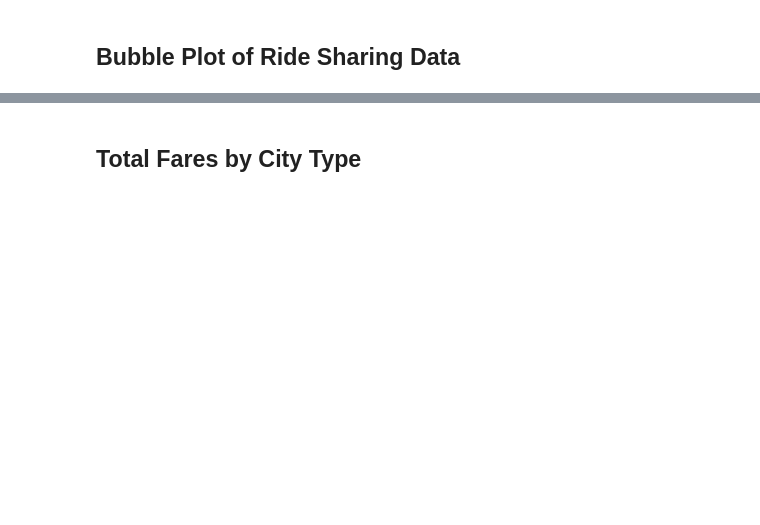
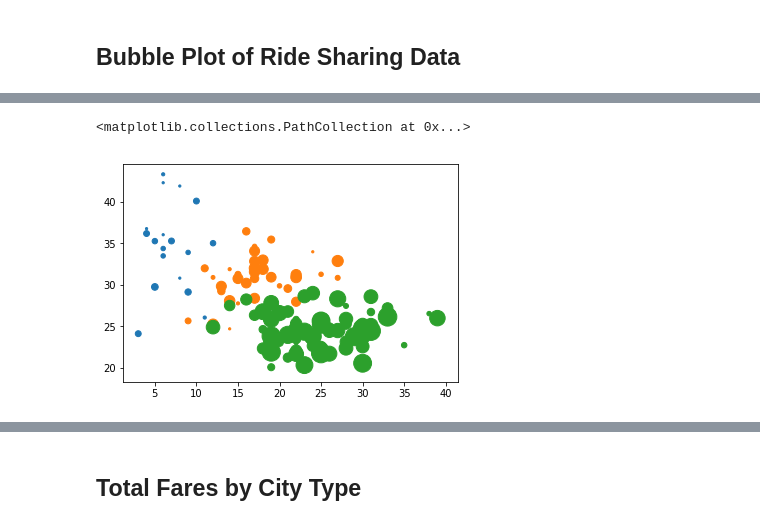
Before and after one commit to erikaplarsen/Assignment-5, a Jupyter notebook: pyber_starter.ipynb, the cells around one changed output, grey strips where cells are left out. Cells and saved outputs as stored; diff of their text form; code cells hidden in the pictures; blank space fills up the shorter version.

```diff
--- a/pyber_starter.ipynb
+++ b/pyber_starter.ipynb
@@ -60,3 +38,82 @@ TypeError: unhashable type: 'numpy.ndarray'
+# %%
+# Obtain the x and y coordinates for each of the three city types
+
+#city_data = combined_data.groupby('city')
+#print(city_data.head())
+
+#Rural
+rural_data = combined_data[combined_data['type']=='Rural']
+rural_data
+
+rural_grouped = rural_data.groupby('city')
+
+rural_mean = rural_grouped['fare'].mean()
+rural_mean
+
+rural_rides = rural_grouped['ride_id'].count()
+rural_rides
+
+rural_drivers = rural_grouped['driver_count'].mean()
+rural_drivers
+
+#Suburban
+suburban_data = combined_data[combined_data['type']=='Suburban']
+suburban_data.head()
+
+suburban_grouped = suburban_data.groupby('city')
+
+suburban_mean = suburban_grouped['fare'].mean()
+suburban_mean
+
+suburban_rides = suburban_grouped['ride_id'].count()
+suburban_rides
+
+suburban_drivers = suburban_grouped['driver_count'].mean()
+suburban_drivers
+
+#Urban
+urban_data = combined_data[combined_data['type']=='Urban']
+urban_data.head()
+
+urban_grouped = urban_data.groupby('city')
+
+urban_mean = urban_grouped['fare'].mean()
+urban_mean
+
+urban_rides = urban_grouped['ride_id'].count()
+urban_rides
+
+urban_drivers = urban_grouped['driver_count'].mean()
+urban_drivers
+
+
+
+
+x_axis_rural= rural_rides
+x_axis_suburban = suburban_rides
+x_axis_urban = urban_rides
+
+y_axis_rural = rural_mean
+y_axis_suburban = suburban_mean
+y_axis_urban = urban_mean
+
+# Build the scatter plots for each city types
+
+plt.scatter(x_axis_rural, y_axis_rural, s= rural_drivers * 5)
+plt.scatter(x_axis_suburban, y_axis_suburban, s = suburban_drivers * 5)
+plt.scatter(x_axis_urban, y_axis_urban, s = urban_drivers * 5)
+
+
+# Incorporate the other graph properties
+
+# Create a legend
+
+# Incorporate a text label regarding circle size
+
+# Save Figure
+# %% [output]
+<matplotlib.collections.PathCollection at 0x...>
+[figure, added]
 # %%
 # Show plot
 plt.show()
```
Also changed, not shown: parts of 9 cells of this notebook.
